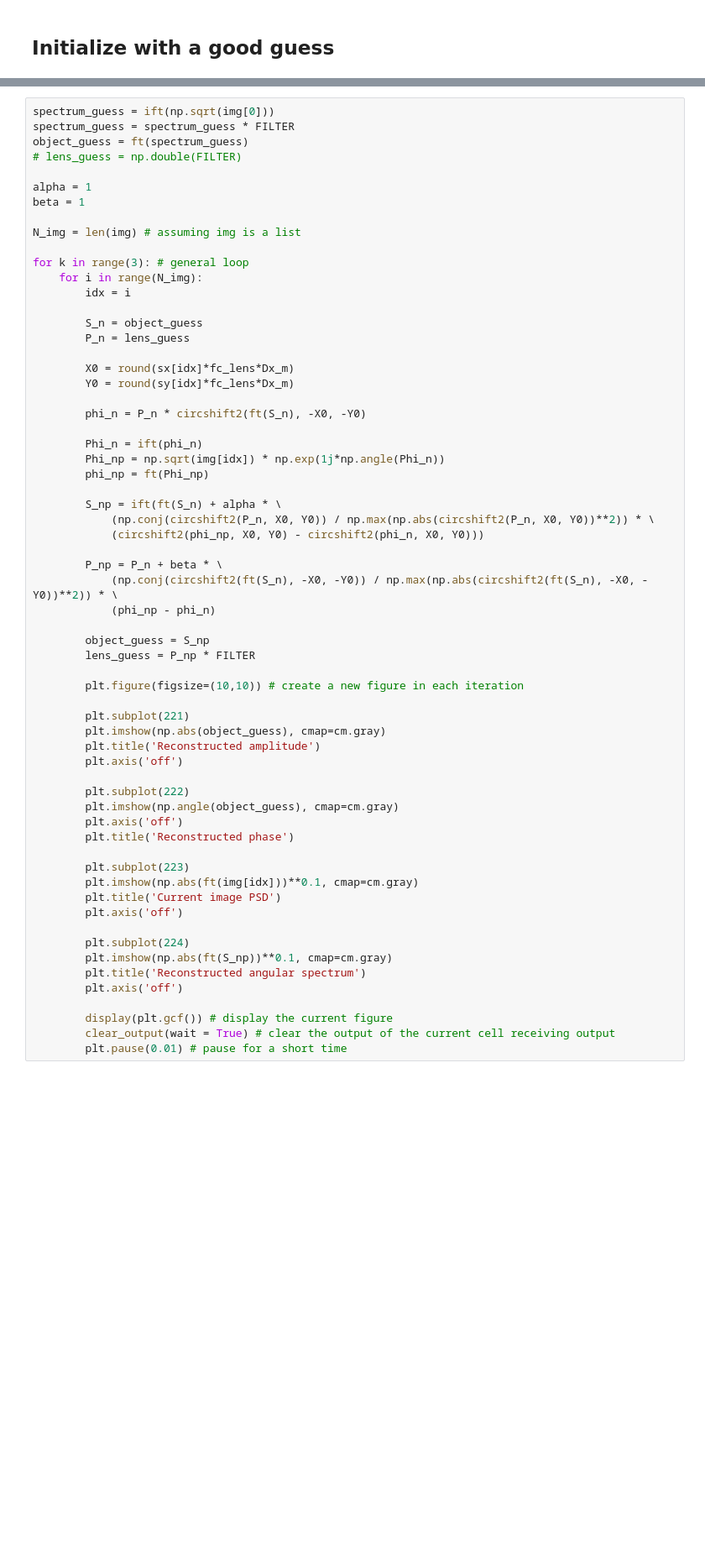
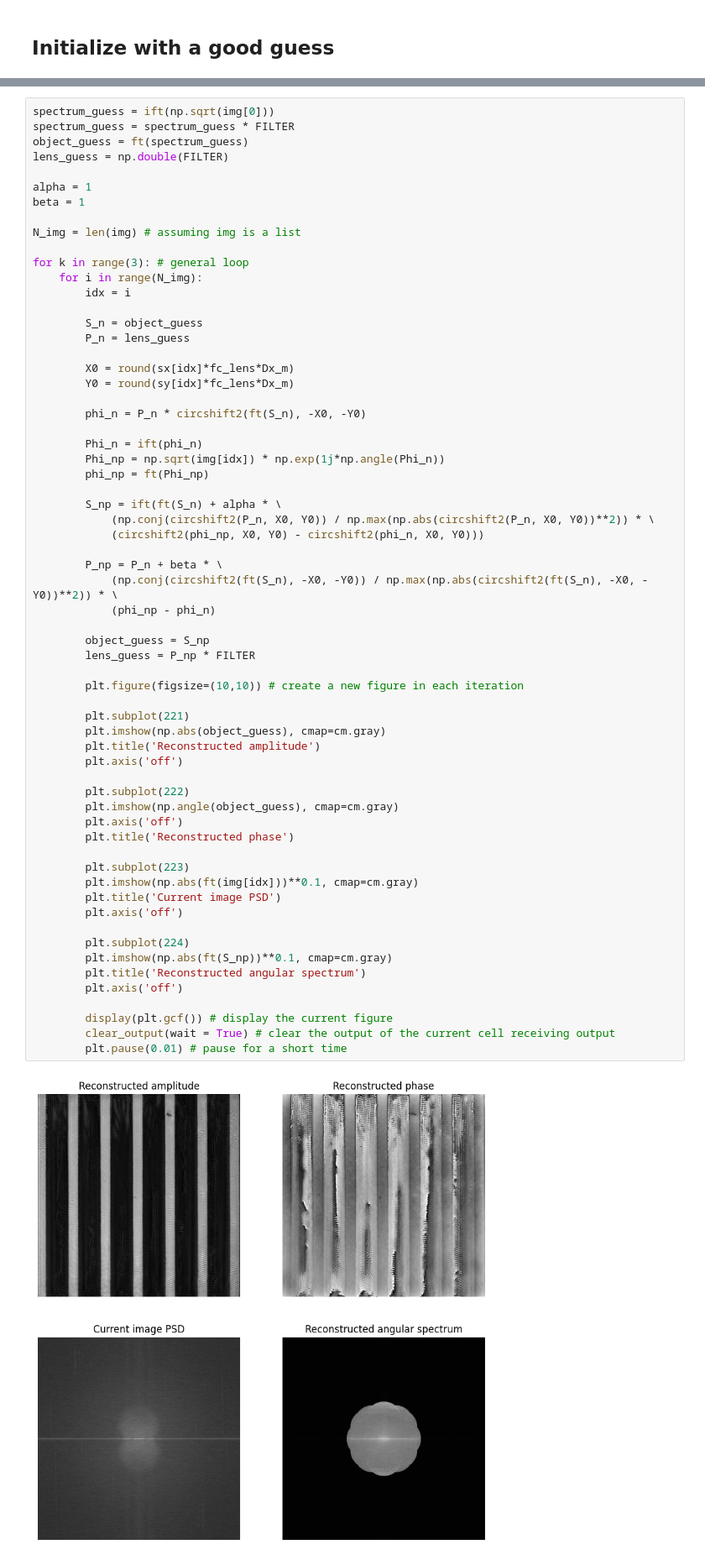
Before and after one commit to ArianaGu/EUV_FPM, a Jupyter notebook: fp_recon.ipynb, the cells around one changed output, grey strips where cells are left out. Shown at 84% size. Cells and saved outputs as stored; diff of their text form; blank space fills up the shorter version.

```diff
--- a/fp_recon.ipynb
+++ b/fp_recon.ipynb
@@ -385,7 +371,7 @@ plt.show()
 spectrum_guess = ift(np.sqrt(img[0]))
 spectrum_guess = spectrum_guess * FILTER
 object_guess = ft(spectrum_guess)
-# lens_guess = np.double(FILTER)
+lens_guess = np.double(FILTER)
 
 alpha = 1
 beta = 1
@@ -417,30 +403,32 @@ for k in range(3): # general loop
             (phi_np - phi_n)
 
         object_guess = S_np
         lens_guess = P_np * FILTER
 
         plt.figure(figsize=(10,10)) # create a new figure in each iteration
 
         plt.subplot(221)
         plt.imshow(np.abs(object_guess), cmap=cm.gray)
         plt.title('Reconstructed amplitude')
         plt.axis('off')
 
         plt.subplot(222)
         plt.imshow(np.angle(object_guess), cmap=cm.gray)
         plt.axis('off')
         plt.title('Reconstructed phase')
 
         plt.subplot(223)
         plt.imshow(np.abs(ft(img[idx]))**0.1, cmap=cm.gray)
         plt.title('Current image PSD')
         plt.axis('off')
 
         plt.subplot(224)
         plt.imshow(np.abs(ft(S_np))**0.1, cmap=cm.gray)
         plt.title('Reconstructed angular spectrum')
         plt.axis('off')
 
         display(plt.gcf()) # display the current figure
         clear_output(wait = True) # clear the output of the current cell receiving output
         plt.pause(0.01) # pause for a short time
+# %% [output]
+[figure, added]
```
Also changed, not shown: parts of 6 cells of this notebook, 1 other file.
